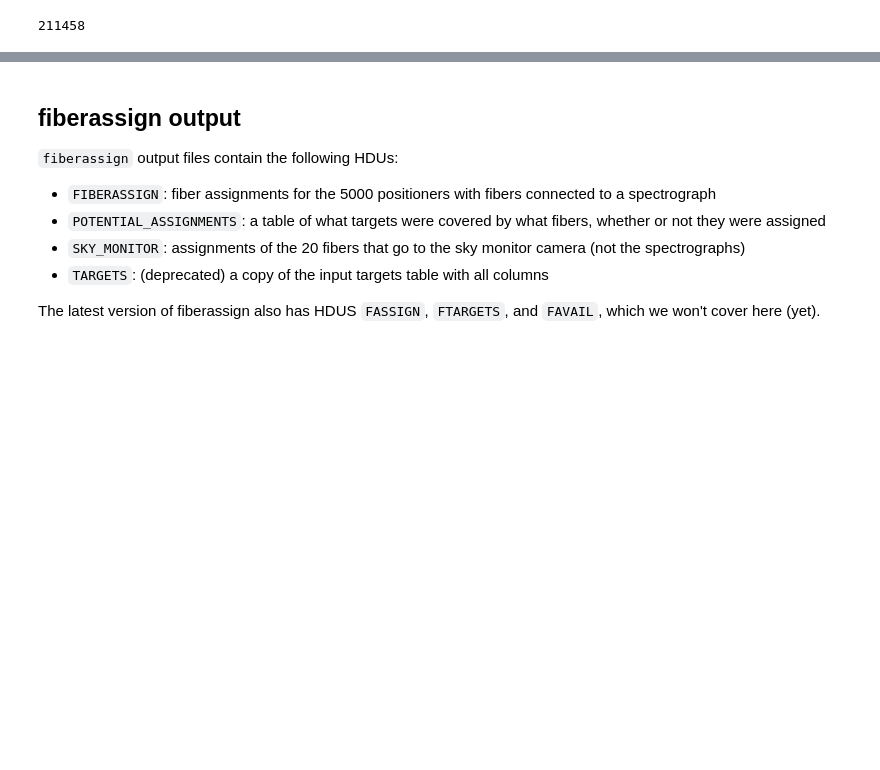
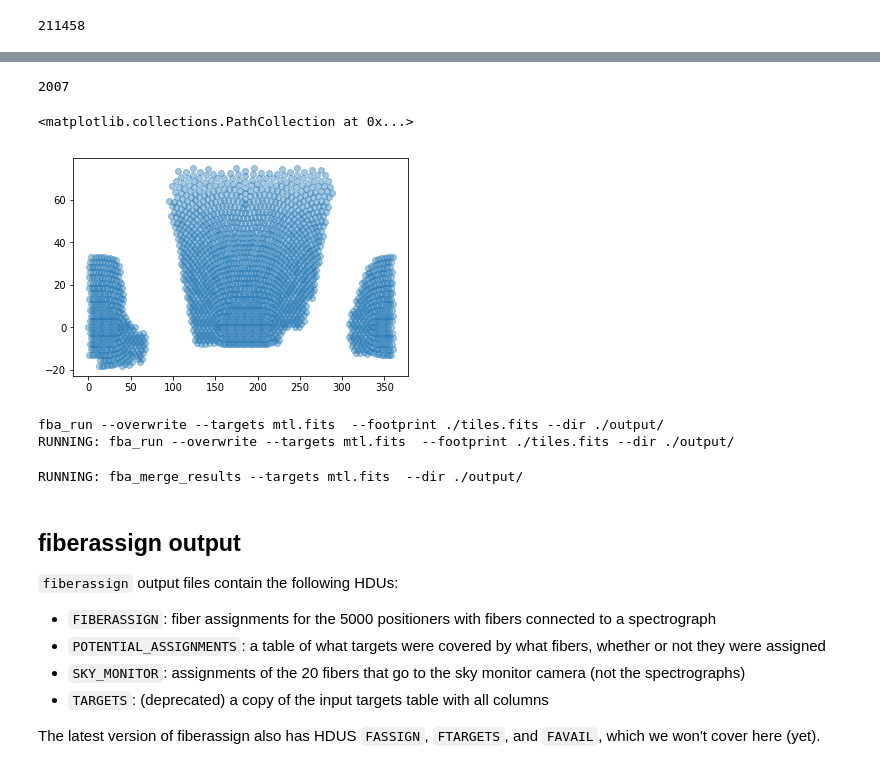
Before and after one commit to forero/quickfiberassignmock, a Jupyter notebook: FiberAssignQuickMock.ipynb, the cells around one changed output, grey strips where cells are left out. Saved outputs shown, nothing was run; the diff lists cells and outputs as text; code cells hidden in the pictures; blank space fills up the shorter version.

Commit message:
results

```diff
--- a/FiberAssignQuickMock.ipynb
+++ b/FiberAssignQuickMock.ipynb
@@ -353,3 +181,35 @@ RUNNING: fiberassign --overwrite --mtl mtl.fits --stdstar stdstars.fits --sky sk
+# %%
+# tile selection
+tiles = desimodel.io.load_tiles()
+ii = (tiles['PROGRAM']=='BRIGHT')  & (tiles['PASS']==5)
+Table(tiles[ii]).write('tiles.fits', overwrite=True)
+print(len(tiles[ii]))
+# %% [output]
+2007
+# %%
+fa_tiles = Table.read('tiles.fits')
+plt.scatter(fa_tiles['RA'], fa_tiles['DEC'], alpha=0.4)
+# %% [output]
+<matplotlib.collections.PathCollection at 0x...>
+[figure, added]
+# %%
+cmd = 'fba_run --overwrite --targets mtl.fits '
+cmd += ' --footprint ./tiles.fits'
+cmd += ' --dir ./output/'
+print(cmd)
+print('RUNNING: '+cmd)
+err = subprocess.call(cmd.split())
+assert err == 0
+# %% [output]
+fba_run --overwrite --targets mtl.fits  --footprint ./tiles.fits --dir ./output/
+RUNNING: fba_run --overwrite --targets mtl.fits  --footprint ./tiles.fits --dir ./output/
+# %%
+cmd = 'fba_merge_results --targets mtl.fits  --dir ./output/'
+print('RUNNING: '+cmd)
+err = subprocess.call(cmd.split())
+assert err == 0
+# %% [output]
+RUNNING: fba_merge_results --targets mtl.fits  --dir ./output/
 # %% [markdown]
 ## fiberassign output
 
```
Also changed, not shown: parts of 40 cells of this notebook.
